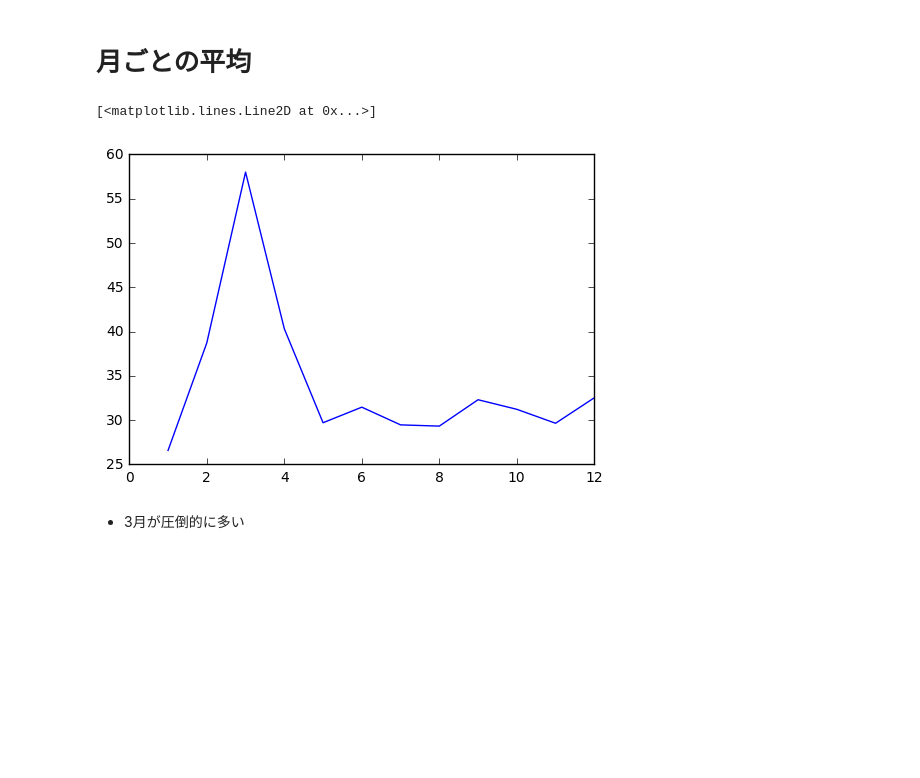
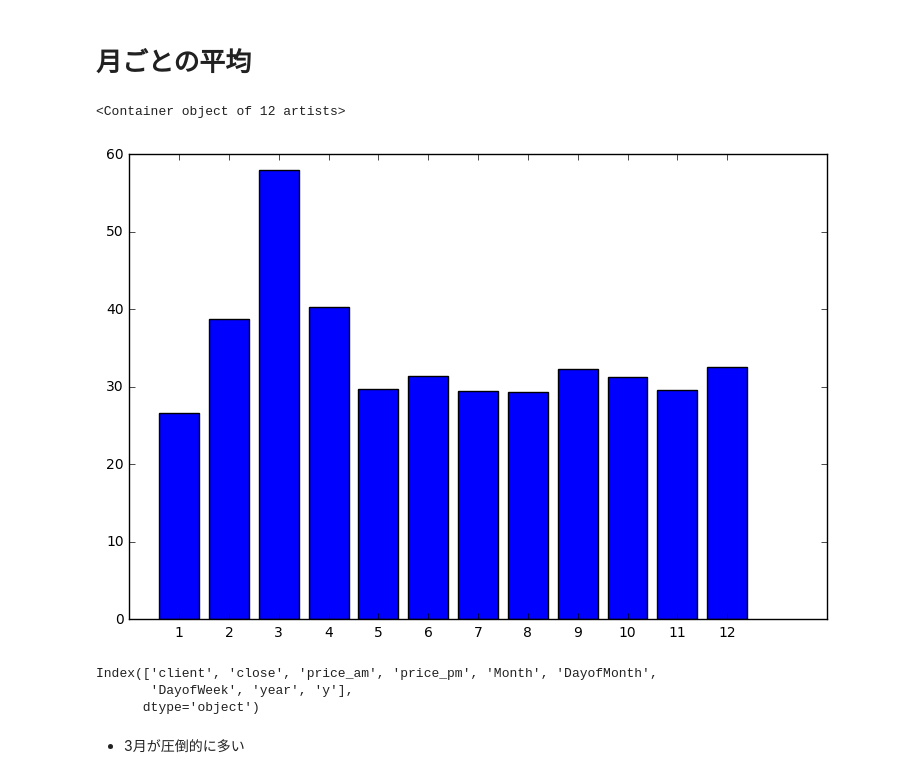
Before and after one commit to tacchan7412/gci2017_team12, a Jupyter notebook: notebooks/data_watching_koga.ipynb, the cells around one changed output. Saved outputs shown, nothing was run; the diff lists cells and outputs as text; code cells hidden in the pictures; blank space fills up the shorter version.

```diff
--- a/notebooks/data_watching_koga.ipynb
+++ b/notebooks/data_watching_koga.ipynb
@@ -38,10 +44,18 @@ plt.plot(train_df.groupby("DayofWeek")["y"].mean(),label='train')
 - 土日が多い
 # %% [markdown]
 # 月ごとの平均
-# %%
-plt.plot(train_df.groupby("Month")["y"].mean(),label='train')
-# %% [output]
-[<matplotlib.lines.Line2D at 0x...>]
-[figure, removed]
+# %%
+plt.figure(figsize=(9, 6))
+month = np.arange(1,13)
+plt.bar(left=np.arange(1,13) ,height=train_df.groupby("Month")["y"].mean(), tick_label=month, align='center')
+# %% [output]
+<Container object of 12 artists>
+[figure, added]
+# %%
+train_df.columns
+# %% [output]
+Index(['client', 'close', 'price_am', 'price_pm', 'Month', 'DayofMonth',
+       'DayofWeek', 'year', 'y'],
+      dtype='object')
 # %% [markdown]
 - 3月が圧倒的に多い
```
Also changed, not shown: parts of 11 cells of this notebook.
